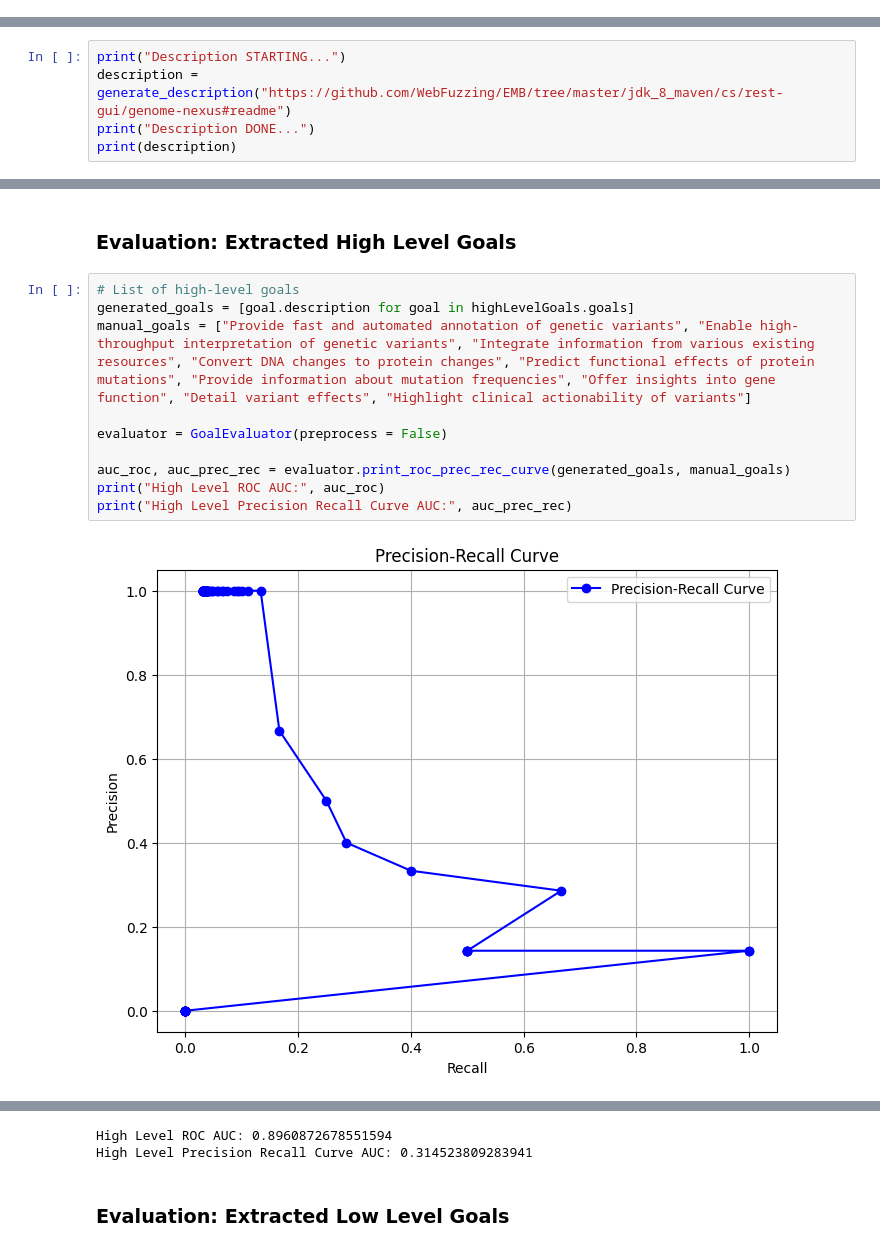
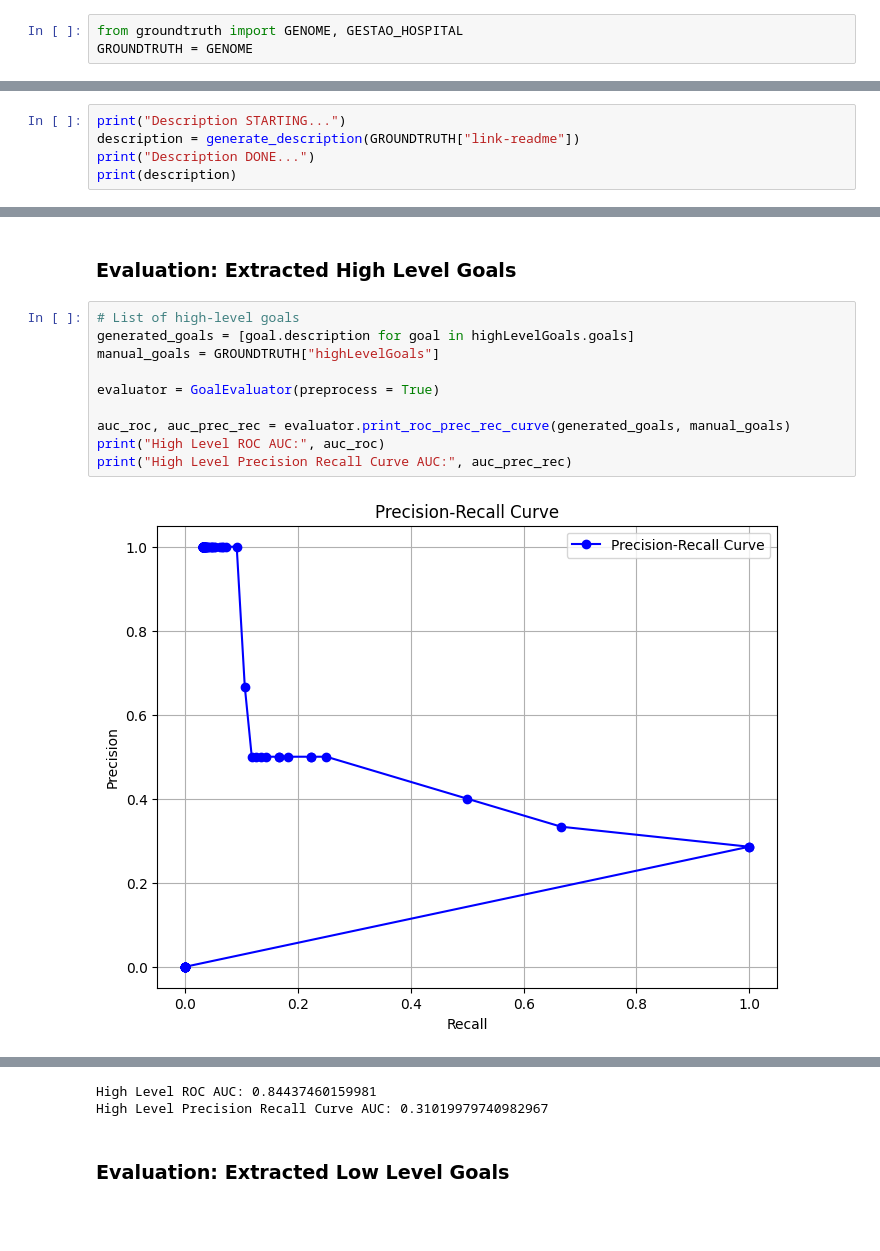
Before and after one commit to dadoluca/LLM_Agent-Goal_Oriented_API_Alignement, a Jupyter notebook: notebook/experiments.ipynb, the cells around one changed output, grey strips where cells are left out. Cells and saved outputs as stored; diff of their text form; blank space fills up the shorter version.

```diff
--- a/notebook/experiments.ipynb
+++ b/notebook/experiments.ipynb
@@ -10,3 +25,6 @@ from src.examples.shot_learning import ShotPromptingMode
+# %%
+from groundtruth import GENOME, GESTAO_HOSPITAL
+GROUNDTRUTH = GENOME
 # %% [markdown]
 # Experiments
 # %%
@@ -15,7 +33,7 @@ SHOTS_NUMBER = ShotPromptingMode.FEW_SHOT
 ### Description Generation
 # %%
 print("Description STARTING...")
-description = generate_description("https://github.com/WebFuzzing/EMB/tree/master/jdk_8_maven/cs/rest-gui/genome-nexus#readme")
+description = generate_description(GROUNDTRUTH["link-readme"])
 print("Description DONE...")
 print(description)
 # %% [output]
@@ -156,12 +174,12 @@ print_api_goal_mapping(mappings)
 # %%
 # List of high-level goals
 generated_goals = [goal.description for goal in highLevelGoals.goals]
-manual_goals = ["Provide fast and automated annotation of genetic variants", "Enable high-throughput interpretation of genetic variants", "Integrate information from various existing resources", "Convert DNA changes to protein changes", "Predict functional effects of protein mutations", "Provide information about mutation frequencies", "Offer insights into gene function", "Detail variant effects", "Highlight clinical actionability of variants"]
+manual_goals = GROUNDTRUTH["highLevelGoals"]
 
-evaluator = GoalEvaluator(preprocess = False)
+evaluator = GoalEvaluator(preprocess = True)
 
 auc_roc, auc_prec_rec = evaluator.print_roc_prec_rec_curve(generated_goals, manual_goals)
 print("High Level ROC AUC:", auc_roc)
 print("High Level Precision Recall Curve AUC:", auc_prec_rec)
 # %% [output]
-[figure, old version]
+[figure, new version]
@@ -169,4 +187,4 @@ print("High Level Precision Recall Curve AUC:", auc_prec_rec)
-High Level ROC AUC: 0.8960872678551594
-High Level Precision Recall Curve AUC: 0.314523809283941
+High Level ROC AUC: 0.84437460159981
+High Level Precision Recall Curve AUC: 0.31019979740982967
 # %% [markdown]
 ### Evaluation: Extracted Low Level Goals
```
Also changed, not shown: parts of 14 cells of this notebook, 2 other files.
